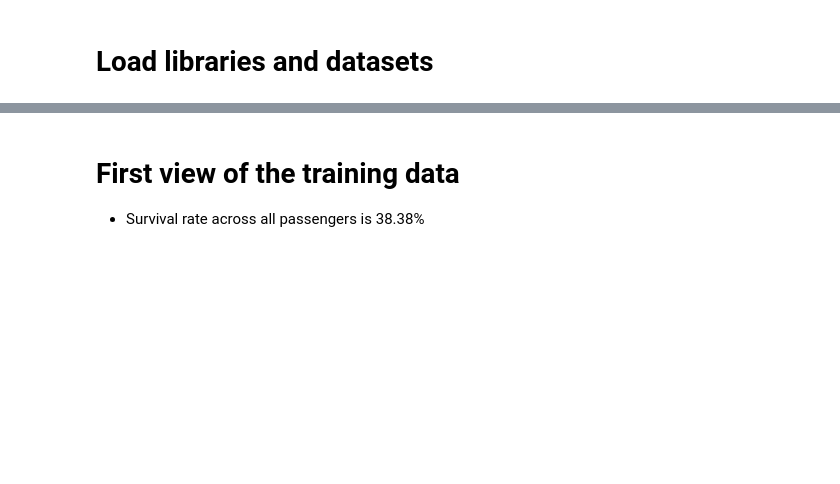
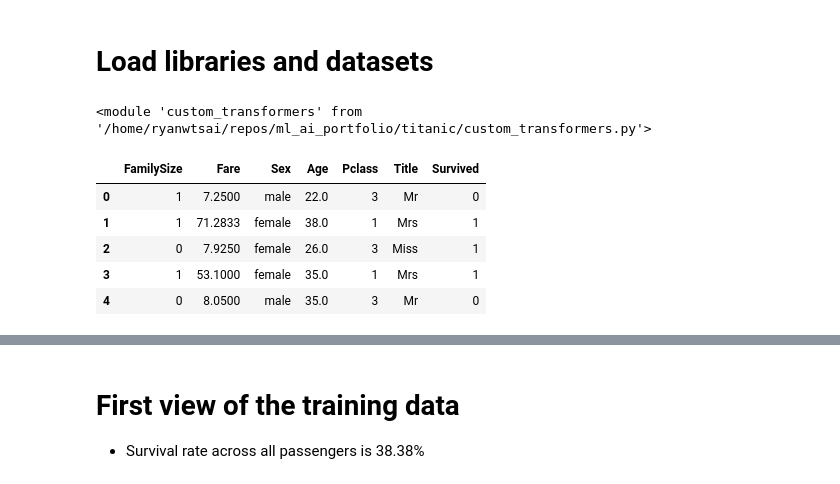
Before and after one commit to rfdspeng/ml_ai_portfolio, a Jupyter notebook: titanic/titanic.ipynb, the cells around one changed output, grey strips where cells are left out. Saved outputs shown, nothing was run; the diff lists cells and outputs as text; code cells hidden in the pictures; blank space fills up the shorter version.

Commit message:
Update titanic

```diff
--- a/titanic/titanic.ipynb
+++ b/titanic/titanic.ipynb
@@ -51,4 +57,35 @@ from sklearn.metrics import f1_score
+# %%
+import custom_transformers
+from importlib import reload
+reload(custom_transformers)
+# %% [output]
+<module 'custom_transformers' from '/home/ryanwtsai/repos/ml_ai_portfolio/titanic/custom_transformers.py'>
 # %%
-df_train = pd.read_csv("./dataset/train.csv")
-df = df_train
-df_test = pd.read_csv("./dataset/test.csv")
+from custom_transformers import TitleExtractor, AgeImputer, ImputationEncoder, FamilySizeExtractor
+
+to_drop = ["PassengerId", "Ticket", "Cabin", "Survived", "Parch", "SibSp", "Embarked"]
+fam_extractor = FamilySizeExtractor(to_drop=to_drop)
+
+valid_titles = ["Mr", "Miss", "Mrs", "Master", "Dr", "Rev", "Unknown"]
+to_replace = {
+    "Mlle": "Miss",
+    "Mme": "Mrs",
+    "Ms": "Miss",
+}
+title_extractor = TitleExtractor(to_replace=to_replace, valid_titles=valid_titles)
+
+data_prep = Pipeline([
+    ("fam", fam_extractor),
+    ("title", title_extractor),
+])
+
+df_out = data_prep.fit_transform(df)
+df_out = pd.concat((df_out, df[["Survived"]]), axis=1)
+df_out.head()
+# %% [output]
+|  | FamilySize | Fare | Sex | Age | Pclass | Title | Survived |
+| 0 | 1 | 7.2500 | male | 22.0 | 3 | Mr | 0 |
+| 1 | 1 | 71.2833 | female | 38.0 | 1 | Mrs | 1 |
+| 2 | 0 | 7.9250 | female | 26.0 | 3 | Miss | 1 |
+| 3 | 1 | 53.1000 | female | 35.0 | 1 | Mrs | 1 |
+| 4 | 0 | 8.0500 | male | 35.0 | 3 | Mr | 0 |
```
Also changed, not shown: parts of 7 cells of this notebook, 1 other file.
